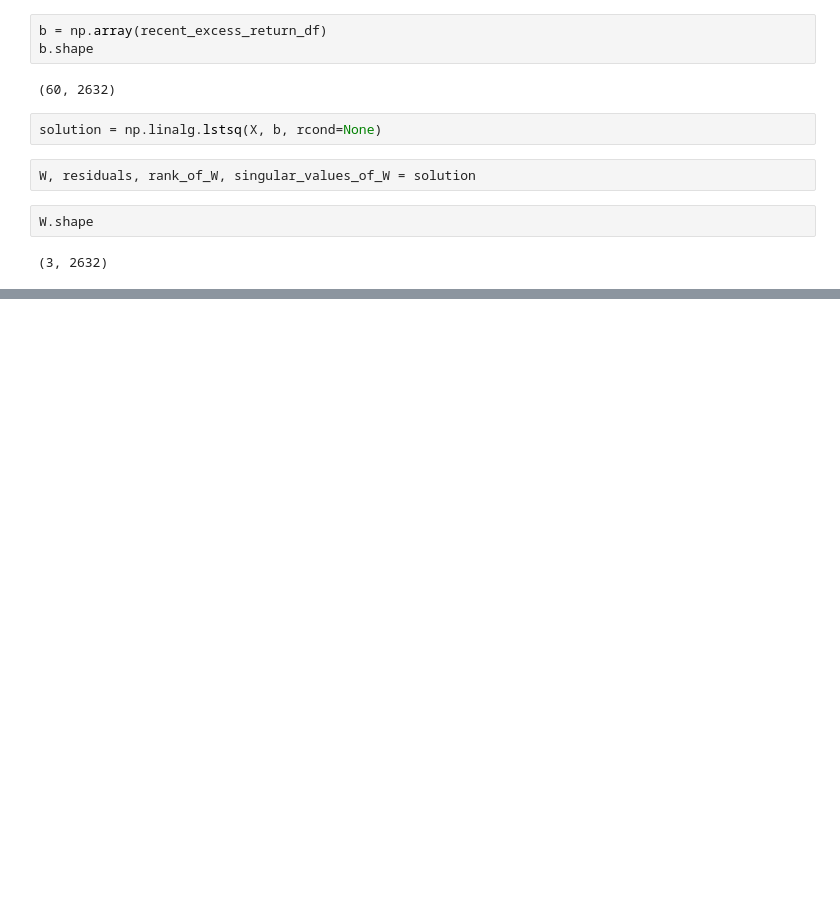
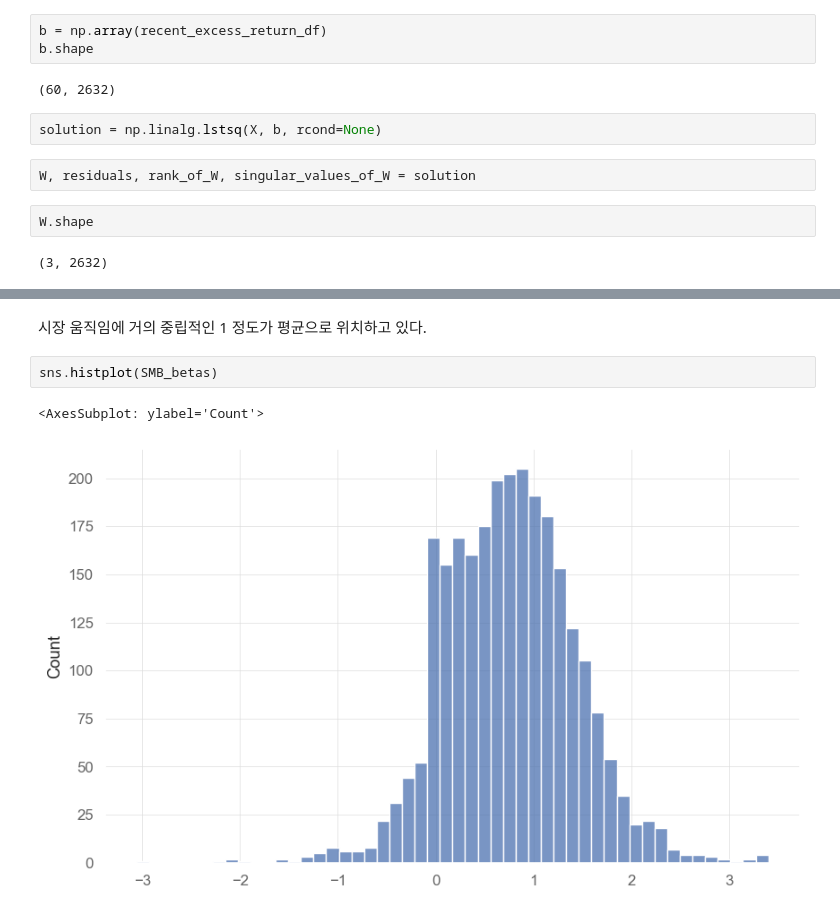
Before and after one commit to jaepil-choi/korquanttools, a Jupyter notebook: notebooks/factor_research.ipynb, the cells around one changed output, grey strips where cells are left out. Drawn from its saved outputs; the diff is of its cells as text; blank space fills up the shorter version.

```diff
--- a/notebooks/factor_research.ipynb
+++ b/notebooks/factor_research.ipynb
@@ -665,0 +699,7 @@ W.shape
+# %% [markdown]
+시장 움직임에 거의 중립적인 1 정도가 평균으로 위치하고 있다.
+# %%
+sns.histplot(SMB_betas)
+# %% [output]
+<AxesSubplot: ylabel='Count'>
+[figure, added]
```
Also changed, not shown: parts of 20 cells of this notebook.
